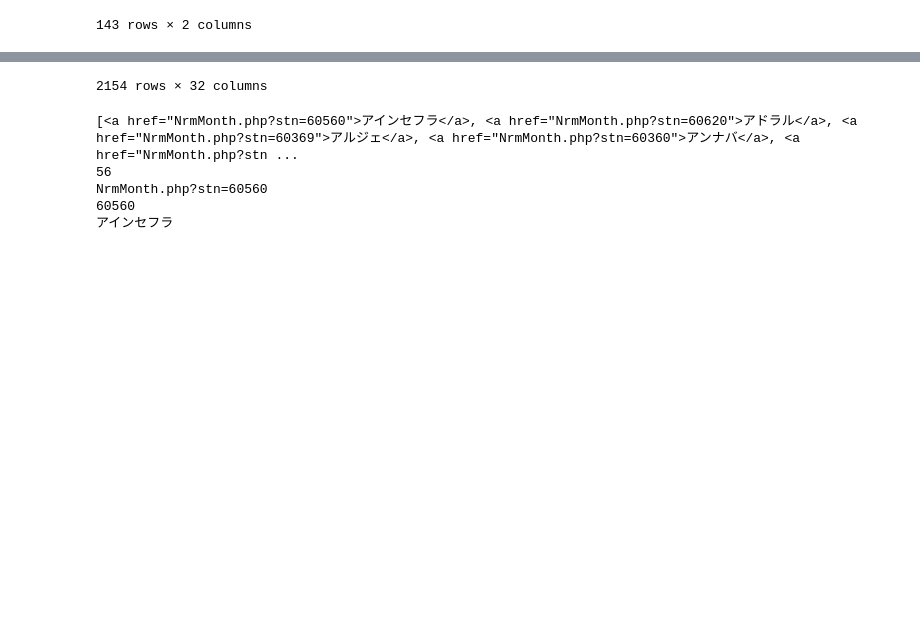
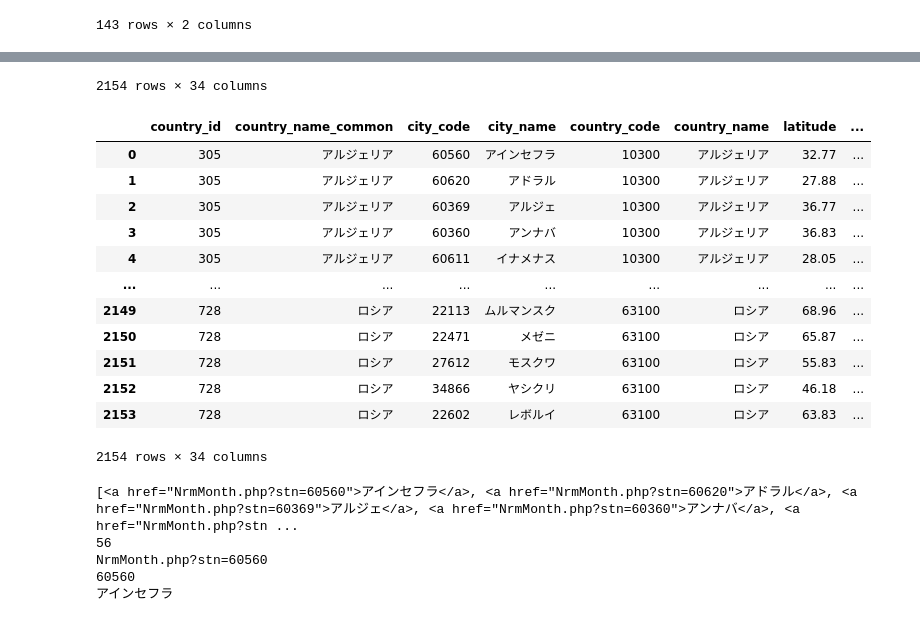
Before and after one commit to g-sawada/u-on-zu_data-processing, a Jupyter notebook: world_city_data.ipynb, the cells around one changed output, grey strips where cells are left out. Cells and saved outputs as stored; diff of their text form; code cells hidden in the pictures; blank space fills up the shorter version.

Commit message:
world_city_data

```diff
--- a/world_city_data.ipynb
+++ b/world_city_data.ipynb
@@ -352,22 +352,55 @@ df_country.to_csv(os.path.join(output_dir, 'country_code_name.csv'), index=False
 # %%
 # スプレッドシートでcountry_idとcoutry_name_commonを入力したデータを紐づけて再出力
 
 df_cleaned = pd.read_csv('./processed/world_data/world_cleaned.csv', encoding='utf-8')
-display(df_cleaned)
+# display(df_cleaned)
+
+df_mapping_country_id = pd.read_csv('./processed/world_data/mapping_country_id.csv', encoding='utf-8')
+df_mapping_country_id = df_mapping_country_id.iloc[:, :4]   # 4列目までを抽出
+# display(df_mapping_country_id)
+
+# country_codeでjoin
+df_merged = df_cleaned.merge(df_mapping_country_id[['country_code', 'country_id', 'country_name_common']], on='country_code', how='left')
+# display(df_merged)
+
+#### 列を並べ替え ####
+# 先頭に持ってくる列名
+columns_to_first = ['country_id', 'country_name_common', 'city_code', 'city_name']
+# その他の列
+remaining_columns = [col for col in df_merged.columns if col not in columns_to_first]
+# 新しい列順を作成
+new_order = columns_to_first + remaining_columns
+# 列の並べ替え
+df_reordered = df_merged[new_order]
+
+display(df_reordered)
 # %% [output]
 |  | country_code | country_name | city_code | city_name | latitude | longitude | altitude | temp_jan | temp_feb | ... |
 | 0 | 10300 | アルジェリア | 60560 | アインセフラ | 32.77 | -0.60 | 1058 | 7.1 | 9.2 | ... |
 | 1 | 10300 | アルジェリア | 60620 | アドラル | 27.88 | -0.18 | 279 | 12.9 | 16.1 | ... |
 | 2 | 10300 | アルジェリア | 60369 | アルジェ | 36.77 | 3.10 | 9 | 14.1 | 14.0 | ... |
 | 3 | 10300 | アルジェリア | 60360 | アンナバ | 36.83 | 7.82 | 3 | 11.2 | 11.2 | ... |
 | 4 | 10300 | アルジェリア | 60611 | イナメナス | 28.05 | 9.63 | 561 | 10.6 | 13.2 | ... |
 | ... | ... | ... | ... | ... | ... | ... | ... | ... | ... | ... |
 | 2149 | 63100 | ロシア | 22113 | ムルマンスク | 68.96 | 33.04 | 57 | -9.6 | -9.3 | ... |
 | 2150 | 63100 | ロシア | 22471 | メゼニ | 65.87 | 44.21 | 14 | -13.3 | -12.1 | ... |
 | 2151 | 63100 | ロシア | 27612 | モスクワ | 55.83 | 37.62 | 147 | -6.2 | -5.9 | ... |
 | 2152 | 63100 | ロシア | 34866 | ヤシクリ | 46.18 | 45.35 | - | -2.9 | -2.2 | ... |
 | 2153 | 63100 | ロシア | 22602 | レボルイ | 63.83 | 30.82 | 180 | -10.1 | -10.2 | ... |
-2154 rows × 32 columns
+2154 rows × 34 columns
+|  | country_id | country_name_common | city_code | city_name | country_code | country_name | latitude | ... |
+| 0 | 305 | アルジェリア | 60560 | アインセフラ | 10300 | アルジェリア | 32.77 | ... |
+| 1 | 305 | アルジェリア | 60620 | アドラル | 10300 | アルジェリア | 27.88 | ... |
+| 2 | 305 | アルジェリア | 60369 | アルジェ | 10300 | アルジェリア | 36.77 | ... |
+| 3 | 305 | アルジェリア | 60360 | アンナバ | 10300 | アルジェリア | 36.83 | ... |
+| 4 | 305 | アルジェリア | 60611 | イナメナス | 10300 | アルジェリア | 28.05 | ... |
+| ... | ... | ... | ... | ... | ... | ... | ... | ... |
+| 2149 | 728 | ロシア | 22113 | ムルマンスク | 63100 | ロシア | 68.96 | ... |
+| 2150 | 728 | ロシア | 22471 | メゼニ | 63100 | ロシア | 65.87 | ... |
+| 2151 | 728 | ロシア | 27612 | モスクワ | 63100 | ロシア | 55.83 | ... |
+| 2152 | 728 | ロシア | 34866 | ヤシクリ | 63100 | ロシア | 46.18 | ... |
+| 2153 | 728 | ロシア | 22602 | レボルイ | 63100 | ロシア | 63.83 | ... |
+2154 rows × 34 columns
 # %%
 
 ################# ここから試作段階のコード ################################
```
